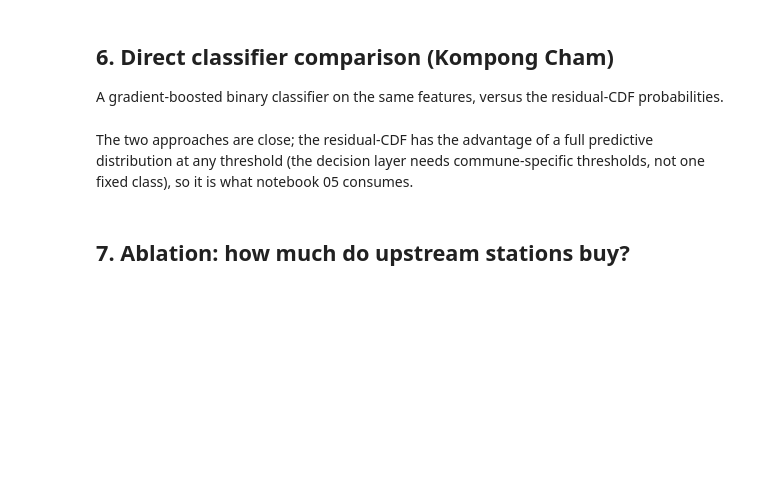
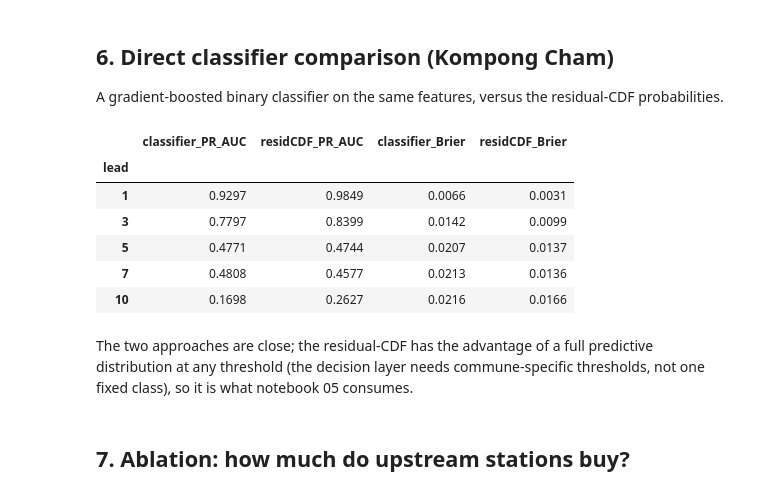
Before and after one commit to SunchhayK/MekongRiverCommissionAnalysis, a Jupyter notebook: notebooks/04_forecast_model.ipynb, the cells around one changed output. Drawn from its saved outputs; the diff is of its cells as text; code cells hidden in the pictures; blank space fills up the shorter version.

```diff
--- a/notebooks/04_forecast_model.ipynb
+++ b/notebooks/04_forecast_model.ipynb
@@ -321,31 +490,16 @@ plt.show()
 A gradient-boosted binary classifier on the same features, versus the
 residual-CDF probabilities.
 # %%
-rows = []
-for lead in [1, 3, 5, 7, 10]:
-    for ty in TEST_YEARS:
-        fold, Xtr, ytr, Xte, yte = fit_predict_fold("KOM", lead, ty)
-        thr = float(TH.loc["KOM", "alarmStage"])
-        etr, ete = (ytr > thr).astype(int), (yte > thr).astype(int)
-        clf = lgb.LGBMClassifier(
-            n_estimators=500, learning_rate=0.04, num_leaves=31, min_child_samples=25,
-            subsample=0.9, subsample_freq=1, colsample_bytree=0.9,
-            scale_pos_weight=max(1.0, (1 - etr.mean()) / max(etr.mean(), 1e-6)),
-            random_state=7,
-        ).fit(Xtr, etr)
-        pclf = clf.predict_proba(Xte)[:, 1]
-        if "_resid_q" in fold:
-            pres = 1 - np.interp(thr - fold["lgbm"], fold["_resid_q"], fold["_resid_probs"])
-            rows.append({
-                "lead": lead, "test_year": ty, "n_events": int(ete.sum()),
-                "classifier_PR_AUC": average_precision_score(ete, pclf) if ete.any() else np.nan,
-                "residCDF_PR_AUC": average_precision_score(ete, pres) if ete.any() else np.nan,
-                "classifier_Brier": brier(ete, pclf),
-                "residCDF_Brier": brier(ete, pres),
-            })
-clf_cmp = pd.DataFrame(rows)
 clf_cmp.groupby("lead")[["classifier_PR_AUC", "residCDF_PR_AUC",
                           "classifier_Brier", "residCDF_Brier"]].mean().round(4)
+# %% [output]
+|  | classifier_PR_AUC | residCDF_PR_AUC | classifier_Brier | residCDF_Brier |
+| lead |  |  |  |  |
+| 1 | 0.9297 | 0.9849 | 0.0066 | 0.0031 |
+| 3 | 0.7797 | 0.8399 | 0.0142 | 0.0099 |
+| 5 | 0.4771 | 0.4744 | 0.0207 | 0.0137 |
+| 7 | 0.4808 | 0.4577 | 0.0213 | 0.0136 |
+| 10 | 0.1698 | 0.2627 | 0.0216 | 0.0166 |
 # %% [markdown]
 The two approaches are close; the residual-CDF has the advantage of a full
 predictive distribution at any threshold (the decision layer needs
```
Also changed, not shown: parts of 21 cells of this notebook, 19 other files.
